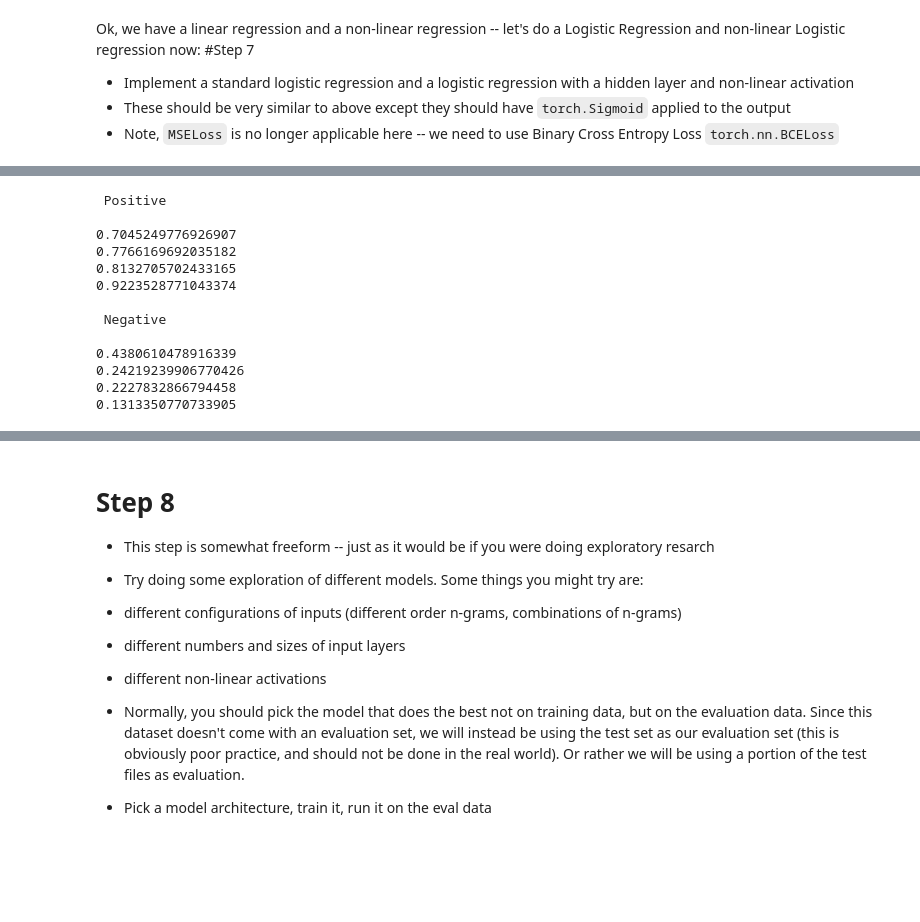
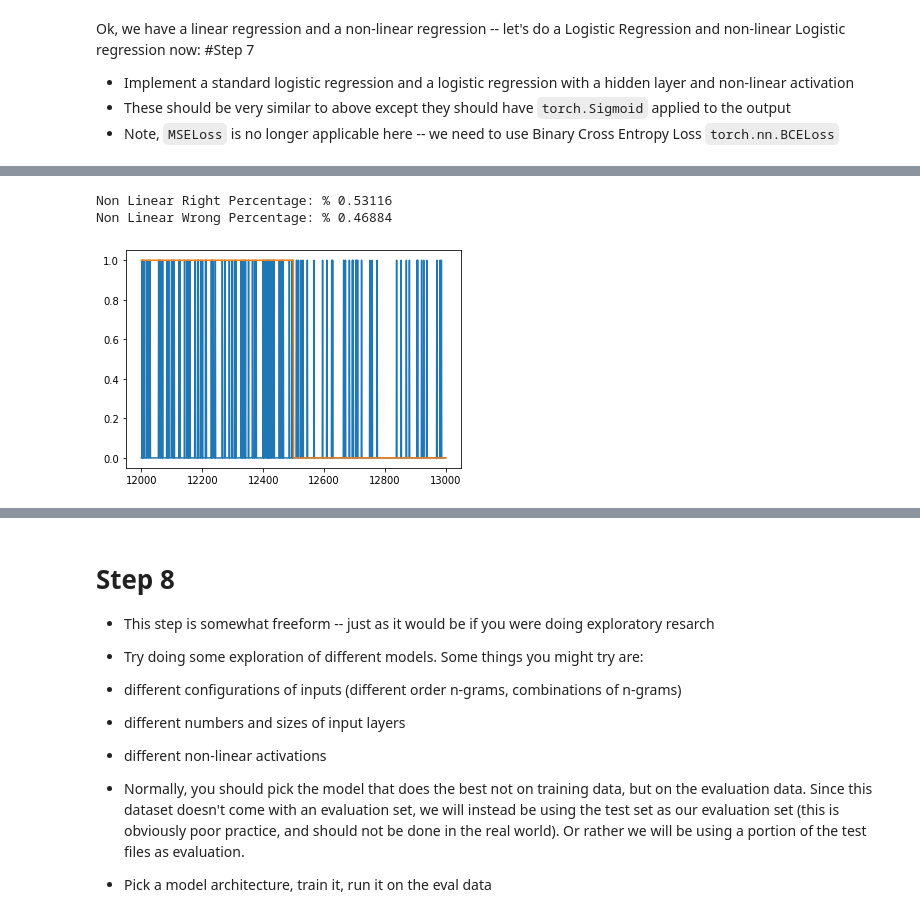
Before and after one commit to deangarcia/NLP, a Jupyter notebook: NLP_Assignment2_Starter.ipynb, the cells around one changed output, grey strips where cells are left out. Drawn from its saved outputs; the diff is of its cells as text; code cells hidden in the pictures; blank space fills up the shorter version.

```diff
--- a/NLP_Assignment2_Starter.ipynb
+++ b/NLP_Assignment2_Starter.ipynb
@@ -431,37 +475,33 @@ epoch 501 / 2500, step 4 / 5000, loss = 0.0000
 epoch 1001 / 2500, step 4 / 5000, loss = 0.0000
 epoch 1501 / 2500, step 4 / 5000, loss = 0.0000
 epoch 2001 / 2500, step 4 / 5000, loss = 0.0000
-# %%
-import math
-
-linear_predictions = linear_model(X_unigrams)
-non_linear_predictions = nonlinear_model(X_unigrams)
-logistic_predictions = logistic_reg_model(X_unigrams)
-ANN_predictions = logisticann_model(X_unigrams)
-
-loss_temp = nn.MSELoss()
-print('\n Positive \n')
-print(math.sqrt(loss_temp(linear_predictions[0:12500], y[0:12500]).item()))
-print(math.sqrt(loss_temp(non_linear_predictions[0:12500], y[0:12500]).item()))
-print(math.sqrt(loss_temp(logistic_predictions[0:12500], y[0:12500]).item()))
-print(math.sqrt(loss_temp(ANN_predictions[0:12500], y[0:12500]).item()))
-
-print('\n Negative \n')
-print(math.sqrt(loss_temp(linear_predictions[12500:], y[12500:]).item()))
-print(math.sqrt(loss_temp(non_linear_predictions[12500:], y[12500:]).item()))
-print(math.sqrt(loss_temp(logistic_predictions[12500:], y[12500:]).item()))
-print(math.sqrt(loss_temp(ANN_predictions[12500:], y[12500:]).item()))
-# %% [output]
- Positive
-
-0.7045249776926907
-0.7766169692035182
-0.8132705702433165
-0.9223528771043374
-
- Negative
-
-0.4380610478916339
-0.24219239906770426
-0.2227832866794458
-0.1313350770733905
+# %%
+logistic_predicted = logistic_reg_model(X_unigrams).cpu().detach().numpy()
+
+logistic_predicted_adjusted = []
+logistic_right_wrong = {"right": 0, "wrong": 0}
+for i in range(len(logistic_predicted)):
+  if logistic_predicted[i] >= 0.5:
+    logistic_predicted_adjusted.append(1)
+    if logistic_predicted_adjusted[i] is ratings[i]:
+      logistic_right_wrong["right"] = logistic_right_wrong["right"] + 1
+    else:
+      logistic_right_wrong["wrong"] = logistic_right_wrong["wrong"] + 1
+  else:
+    logistic_predicted_adjusted.append(0)
+    if logistic_predicted_adjusted[i] is ratings[i]:
+      logistic_right_wrong["right"] = logistic_right_wrong["right"] + 1
+    else:
+      logistic_right_wrong["wrong"] = logistic_right_wrong["wrong"] + 1
+
+
+print("Non Linear Right Percentage: %", logistic_right_wrong["right"]/len(logistic_predicted))
+print("Non Linear Wrong Percentage: %", logistic_right_wrong["wrong"]/len(logistic_predicted))
+plt.plot(array_review[12000:13000], logistic_predicted_adjusted[12000:13000])
+plt.plot(array_review[12000:13000], ratings[12000:13000])
+# calculate mean square loss
+plt.show()
+# %% [output]
+Non Linear Right Percentage: % 0.53116
+Non Linear Wrong Percentage: % 0.46884
+[figure, added]
```
Also changed, not shown: parts of 9 cells of this notebook.
